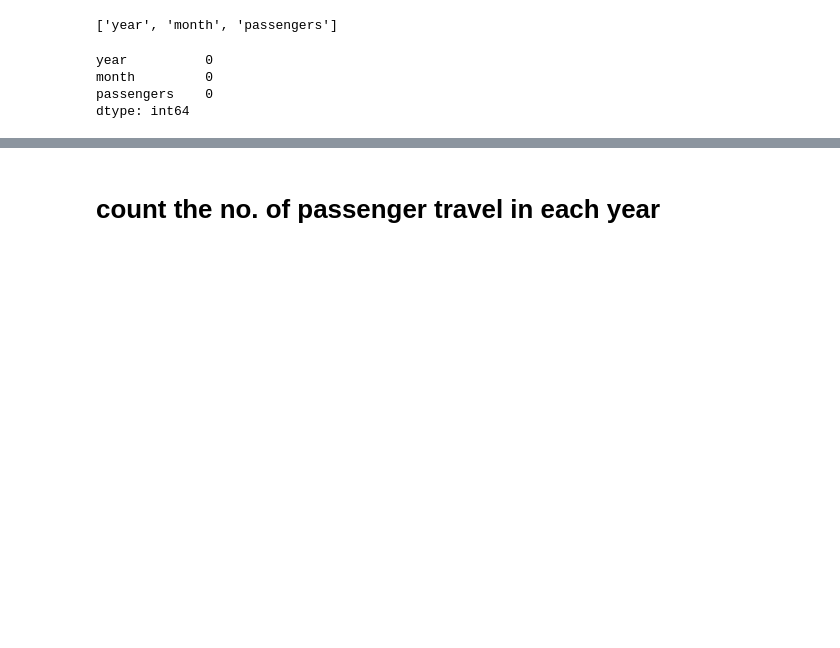
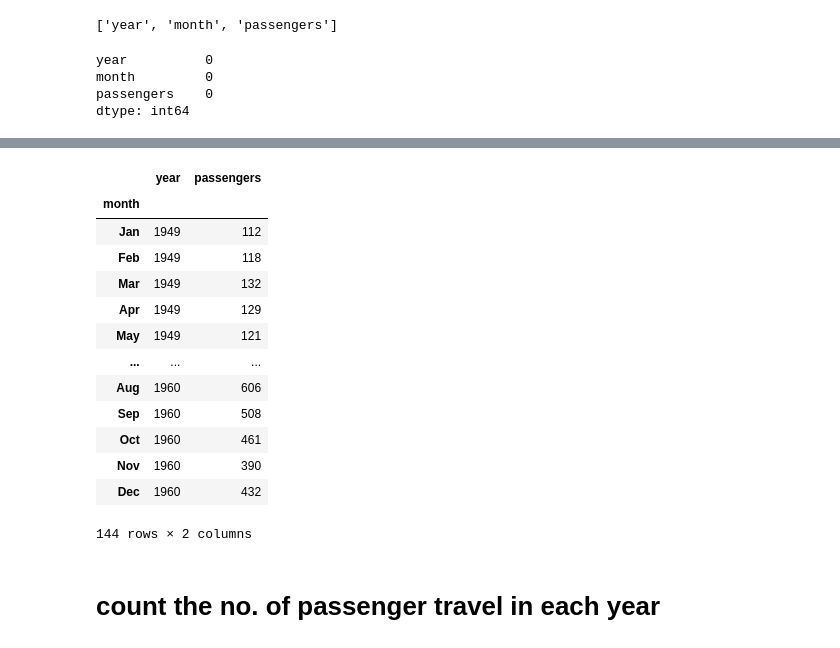
Before and after one commit to AnukulSri/Data-Analysis, a Jupyter notebook: Flight_Analysis/plane_analysis.ipynb, the cells around one changed output, grey strips where cells are left out. Drawn from its saved outputs; the diff is of its cells as text; code cells hidden in the pictures; blank space fills up the shorter version.

```diff
--- a/Flight_Analysis/plane_analysis.ipynb
+++ b/Flight_Analysis/plane_analysis.ipynb
@@ -84,3 +86,20 @@ df.set_index('month',inplace=True)
+# %%
+df
+# %% [output]
+|  | year | passengers |
+| month |  |  |
+| Jan | 1949 | 112 |
+| Feb | 1949 | 118 |
+| Mar | 1949 | 132 |
+| Apr | 1949 | 129 |
+| May | 1949 | 121 |
+| ... | ... | ... |
+| Aug | 1960 | 606 |
+| Sep | 1960 | 508 |
+| Oct | 1960 | 461 |
+| Nov | 1960 | 390 |
+| Dec | 1960 | 432 |
+144 rows × 2 columns
 # %% [markdown]
 # count the no. of passenger travel in each year
 # %%
```
Also changed, not shown: parts of 16 cells of this notebook.
